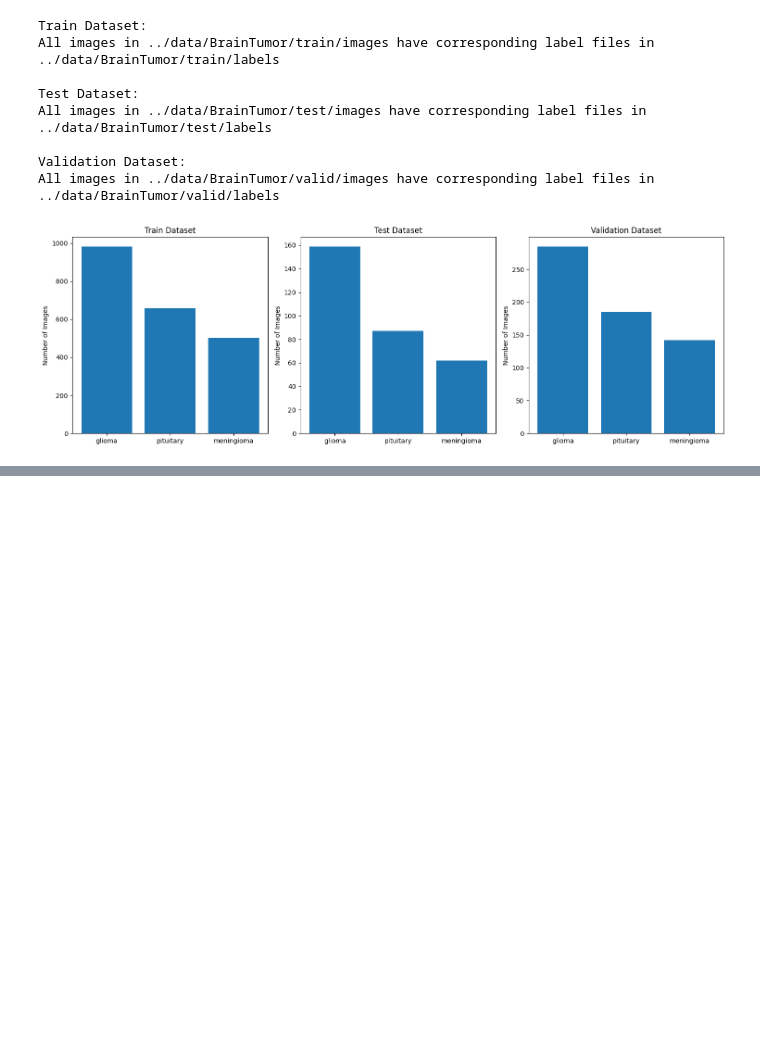
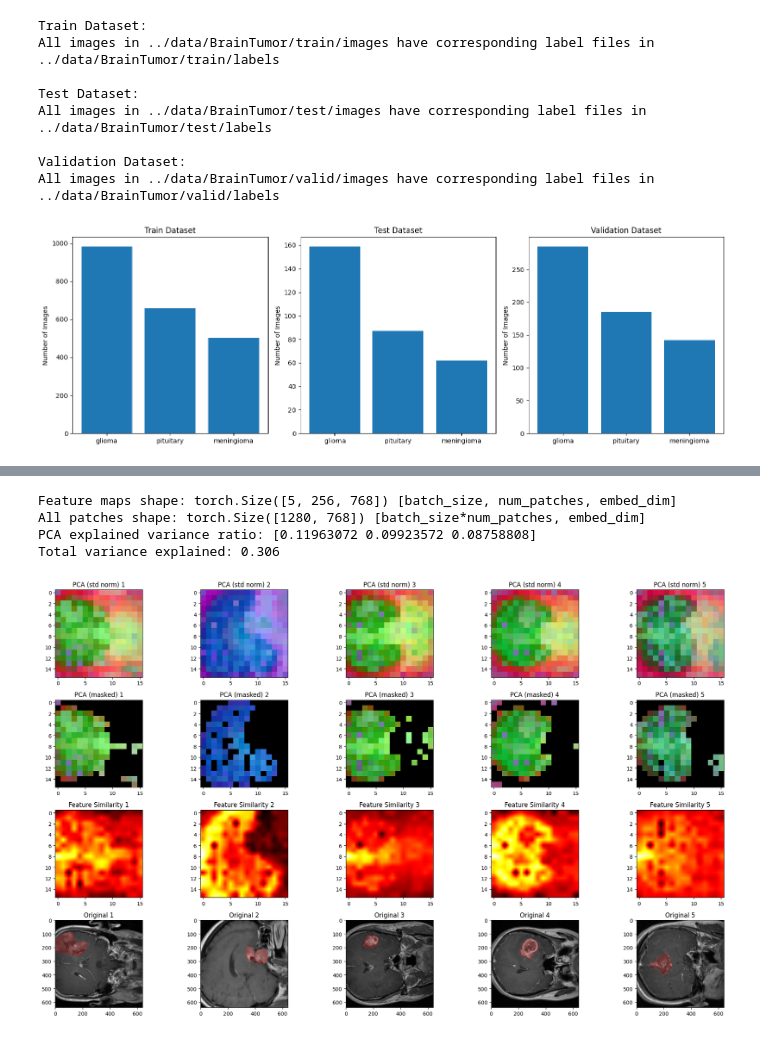
Before and after one commit to nramira/dino_finetuning, a Jupyter notebook: notebooks/eda.ipynb, the cells around one changed output, grey strips where cells are left out. Cells and saved outputs as stored; diff of their text form; code cells hidden in the pictures; blank space fills up the shorter version.

Commit message:
Add comparison with dinov3

```diff
--- a/notebooks/eda.ipynb
+++ b/notebooks/eda.ipynb
@@ -310,7 +307,3 @@ Estimated Total Size (MB): 592.19
 # %%
-print(f"Processor:\n{processor}")
-
-img = Image.open(f"../data/BrainTumor/train/images/{image_name}.jpg")
-processed_image = processor(images=img, return_tensors="pt")
-print(f"Processed image:\n{processed_image}")
+dinov2, dinov2_processor = load_model_and_processor("facebook/dinov2-base", image_name)
 # %% [output]
@@ -334,30 +326,0 @@ BitImageProcessorFast {
-# %%
-# Set random seed
-random.seed(5)
-
-# Number of images to select
-num_images = 5
-
-# Get n random image paths
-img_dir = "../data/BrainTumor/train/images"
-img_paths = glob(os.path.join(img_dir, "*.jpg"))
-selected_imgs = random.sample(img_paths, num_images)
-
-# Load images
-images = [Image.open(p) for p in selected_imgs]
-
-# Preprocess images
-inputs = processor(images=images, return_tensors="pt")
-
-# Extract patch embeddings for all images
-dinov2.eval()
-with torch.no_grad():
-    outputs = dinov2(**inputs)
-    feature_maps = outputs.last_hidden_state[:, 1:, :]
-
-# Stack all patches from all images
-batch_size, num_patches, embed_dim = feature_maps.shape
-all_patches = feature_maps.reshape(-1, embed_dim)
-
-print(f"Feature maps shape: {feature_maps.shape} [batch_size, num_patches, embed_dim]")
-print(f"All patches shape: {all_patches.shape} [batch_size*num_patches, embed_dim]")
@@ -430,0 +496,8 @@ Total variance explained: 0.306
+# %%
+visualize_embeddings(dinov2, dinov2_processor, images=imgs)
+# %% [output]
+Feature maps shape: torch.Size([5, 256, 768]) [batch_size, num_patches, embed_dim]
+All patches shape: torch.Size([1280, 768]) [batch_size*num_patches, embed_dim]
+PCA explained variance ratio: [0.11963072 0.09923572 0.08758808]
+Total variance explained: 0.306
+[figure, added]
```
Also changed, not shown: parts of 13 cells of this notebook.
